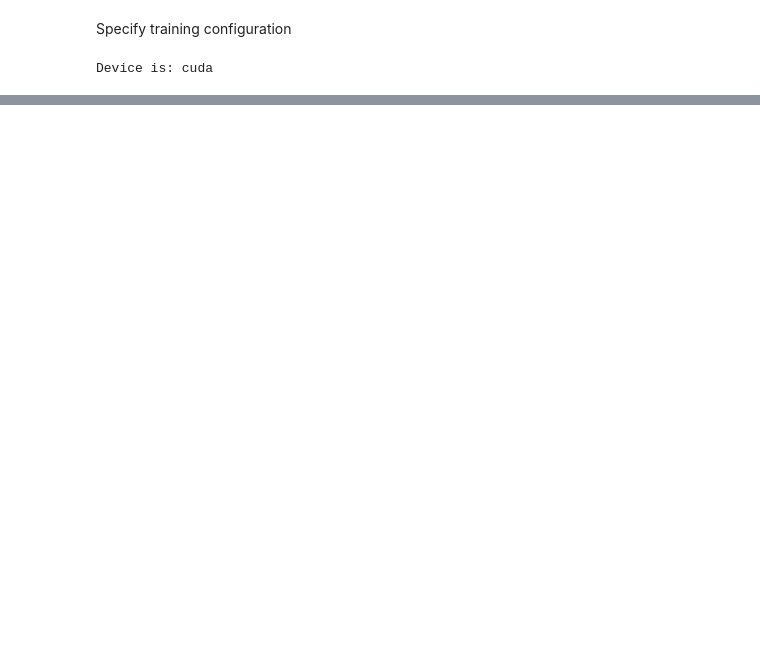
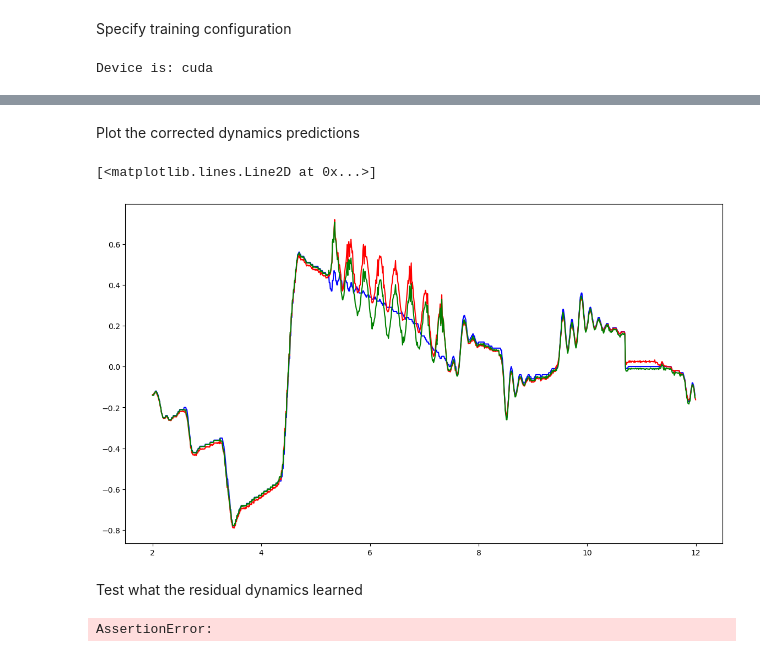
Before and after one commit to Jaco-Pastorius/m4v2-code, a Jupyter notebook: m4_ws/src/morphing_lander/notebooks/train_cvae.ipynb, the cells around one changed output, grey strips where cells are left out. Drawn from its saved outputs; the diff is of its cells as text; code cells hidden in the pictures; blank space fills up the shorter version.

```diff
--- a/m4_ws/src/morphing_lander/notebooks/train_cvae.ipynb
+++ b/m4_ws/src/morphing_lander/notebooks/train_cvae.ipynb
@@ -125,0 +286,47 @@ Epoch 290: train_loss=-2.690127372741699, val_loss=-5.483290910720825
+# %% [markdown]
+Plot the corrected dynamics predictions
+# %%
+import matplotlib.pyplot as plt
+from morphing_lander.data_utils.data_utils import get_start_end_idx
+
+t_vec      = data['t_vec']
+dt_vec     = data['dt_vec']
+x_vec      = data['x_vec']
+x_next_vec = data['x_next_vec']
+
+x_next_corrected = []
+for i in range(x_next_vec.shape[0]):
+    x_next_corrected.append(rk4_with_disc_res_c(dt_vec[i],x_vec[i,:],u_vec[i,:],phi_vec[i],params[i,:]))
+x_next_corrected = np.array(x_next_corrected)
+
+# x_next_corrected = []
+# for i in range(x_next_vec.shape[0]):
+#     x_next_corrected.append(rk4_with_res_c(dt_vec[i],x_vec[i,:],u_vec[i,:],phi_vec[i],params[i,:]))
+# x_next_corrected = np.array(x_next_corrected)
+
+start_idx,cutoff_idx = get_start_end_idx(t_vec,2,12)
+
+plt.figure(figsize=(14,8))
+plt.plot(t_vec[start_idx:cutoff_idx-1],x_vec[start_idx:cutoff_idx-1,8],'b')
+plt.plot(t_vec[start_idx:cutoff_idx],x_next_vec[start_idx:cutoff_idx,8],'r')
+plt.plot(t_vec[start_idx:cutoff_idx-1],x_next_corrected[start_idx:cutoff_idx-1,8],'g')
+# %% [output]
+[<matplotlib.lines.Line2D at 0x...>]
+[figure, added]
+# %% [markdown]
+Test what the residual dynamics learned
+# %%
+z = np.linspace(0,-1.5,100)
+u = np.array([1,1,1,1])
+d_predicted = []
+d_true = []
+for z_ in z:
+    cond = np.array([z_,u[0],u[1],u[2],u[3]])
+    params_ = l4c_residual_model.get_params(cond)
+    x = np.array([0,0,z_,0,0,0,0,0,0,0,0,0])
+    phi = 0.0
+    d_predicted.append(f_res_c(cond,params_))
+    # print(rk4_with_ground_effect_c(0.01,x,u,phi))
+    # d_true.append(rk4_with_ground_effect_c(0.01,x,u,phi) - rk4_c(0.01,x,u,phi))
+# %% [output]
+AssertionError:
```
Also changed, not shown: parts of 19 cells of this notebook, 56 other files.
